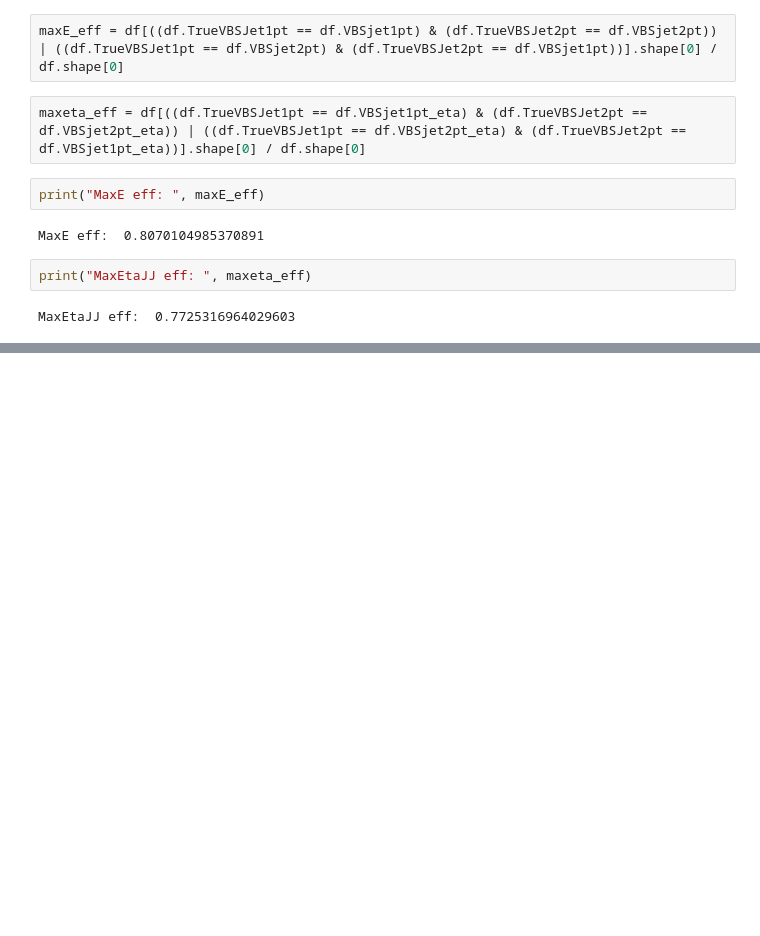
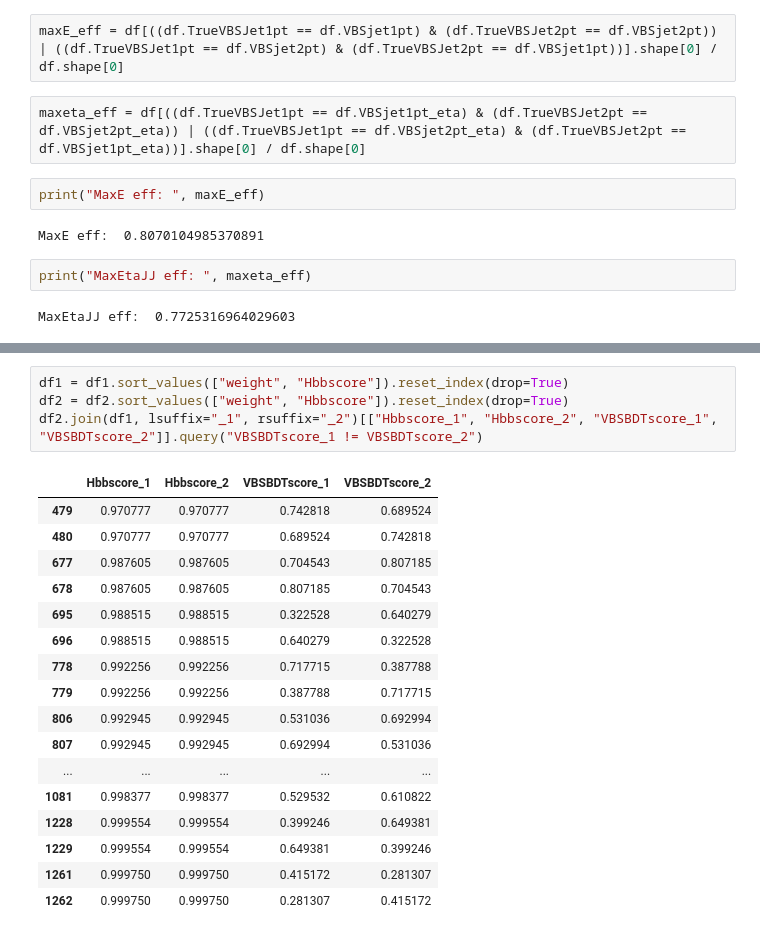
Before and after one commit to aashayarora/vbs-1lep, a Jupyter notebook: validation/genstudy.ipynb, the cells around one changed output, grey strips where cells are left out. Cells and saved outputs as stored; diff of their text form; blank space fills up the shorter version.

```diff
--- a/validation/genstudy.ipynb
+++ b/validation/genstudy.ipynb
@@ -64,0 +98,22 @@ MaxEtaJJ eff:  0.7725316964029603
+# %%
+df1 = df1.sort_values(["weight", "Hbbscore"]).reset_index(drop=True)
+df2 = df2.sort_values(["weight", "Hbbscore"]).reset_index(drop=True)
+df2.join(df1, lsuffix="_1", rsuffix="_2")[["Hbbscore_1", "Hbbscore_2", "VBSBDTscore_1", "VBSBDTscore_2"]].query("VBSBDTscore_1 != VBSBDTscore_2")
+# %% [output]
+|  | Hbbscore_1 | Hbbscore_2 | VBSBDTscore_1 | VBSBDTscore_2 |
+| 479 | 0.970777 | 0.970777 | 0.742818 | 0.689524 |
+| 480 | 0.970777 | 0.970777 | 0.689524 | 0.742818 |
+| 677 | 0.987605 | 0.987605 | 0.704543 | 0.807185 |
+| 678 | 0.987605 | 0.987605 | 0.807185 | 0.704543 |
+| 695 | 0.988515 | 0.988515 | 0.322528 | 0.640279 |
+| 696 | 0.988515 | 0.988515 | 0.640279 | 0.322528 |
+| 778 | 0.992256 | 0.992256 | 0.717715 | 0.387788 |
+| 779 | 0.992256 | 0.992256 | 0.387788 | 0.717715 |
+| 806 | 0.992945 | 0.992945 | 0.531036 | 0.692994 |
+| 807 | 0.992945 | 0.992945 | 0.692994 | 0.531036 |
+| ... | ... | ... | ... | ... |
+| 1081 | 0.998377 | 0.998377 | 0.529532 | 0.610822 |
+| 1228 | 0.999554 | 0.999554 | 0.399246 | 0.649381 |
+| 1229 | 0.999554 | 0.999554 | 0.649381 | 0.399246 |
+| 1261 | 0.999750 | 0.999750 | 0.415172 | 0.281307 |
+| 1262 | 0.999750 | 0.999750 | 0.281307 | 0.415172 |
```
Also changed, not shown: parts of 12 cells of this notebook, 11 other files.
